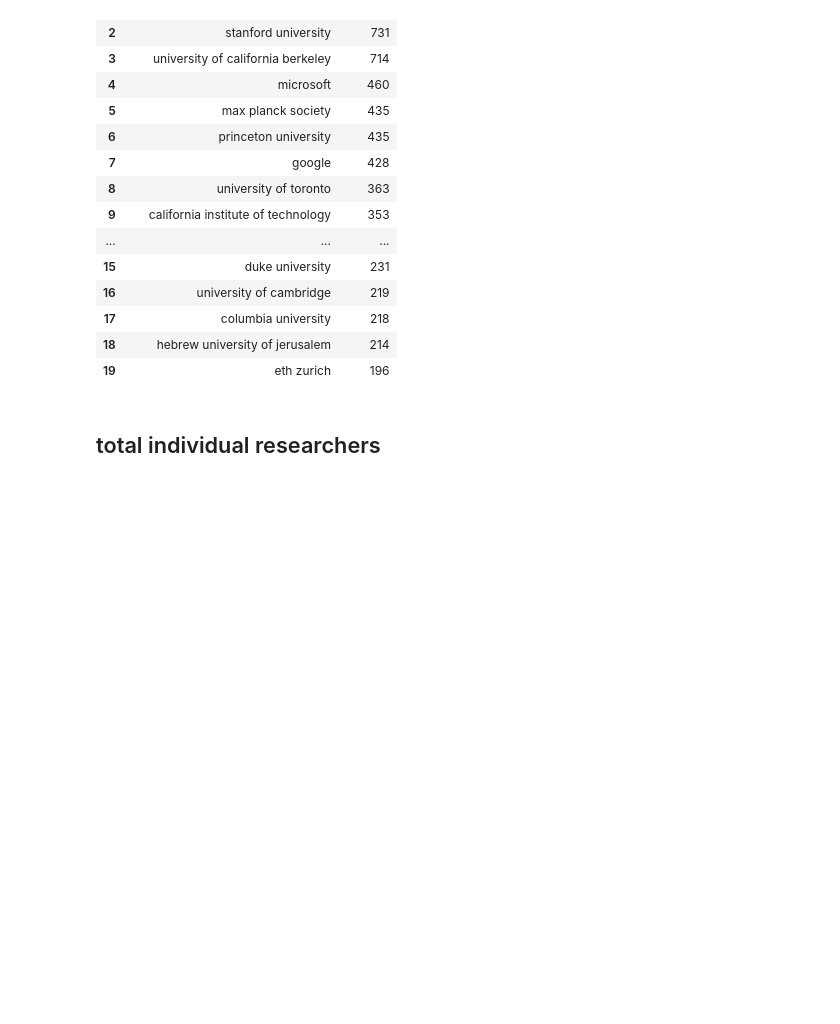
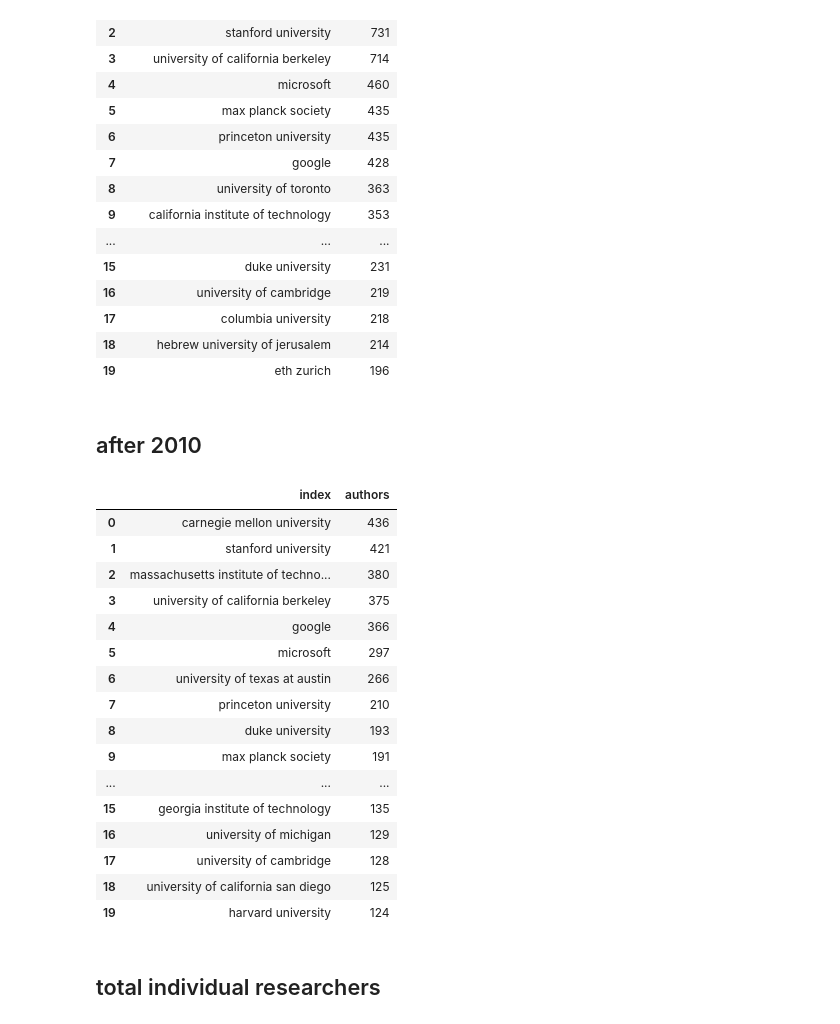
Before and after one commit to LeanderK/paper-analysis, a Jupyter notebook: notebooks/0-leander-EDA.ipynb, the cells around one changed output. Drawn from its saved outputs; the diff is of its cells as text; code cells hidden in the pictures; blank space fills up the shorter version.

```diff
--- a/notebooks/0-leander-EDA.ipynb
+++ b/notebooks/0-leander-EDA.ipynb
@@ -179,6 +140,29 @@ total_old_mentions.nlargest(20, "authors")
 | 17 | columbia university | 218 |
 | 18 | hebrew university of jerusalem | 214 |
 | 19 | eth zurich | 196 |
+# %% [markdown]
+## after 2010
+# %%
+total_mentions_2010 = nipses[nipses["year"] >= 2010]["AfN"].value_counts().reset_index(name="authors")
+total_mentions_2010.nlargest(20, "authors")
+# %% [output]
+|  | index | authors |
+| 0 | carnegie mellon university | 436 |
+| 1 | stanford university | 421 |
+| 2 | massachusetts institute of techno... | 380 |
+| 3 | university of california berkeley | 375 |
+| 4 | google | 366 |
+| 5 | microsoft | 297 |
+| 6 | university of texas at austin | 266 |
+| 7 | princeton university | 210 |
+| 8 | duke university | 193 |
+| 9 | max planck society | 191 |
+| ... | ... | ... |
+| 15 | georgia institute of technology | 135 |
+| 16 | university of michigan | 129 |
+| 17 | university of cambridge | 128 |
+| 18 | university of california san diego | 125 |
+| 19 | harvard university | 124 |
 # %% [markdown]
 ## total individual researchers
 # %%
```
Also changed, not shown: parts of 14 cells of this notebook, 1 other file.
